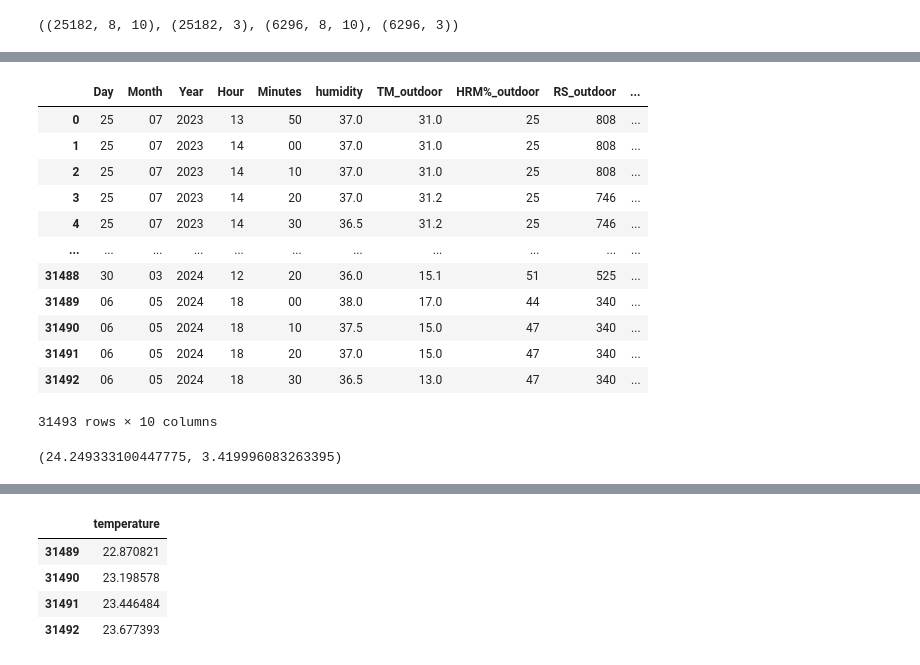
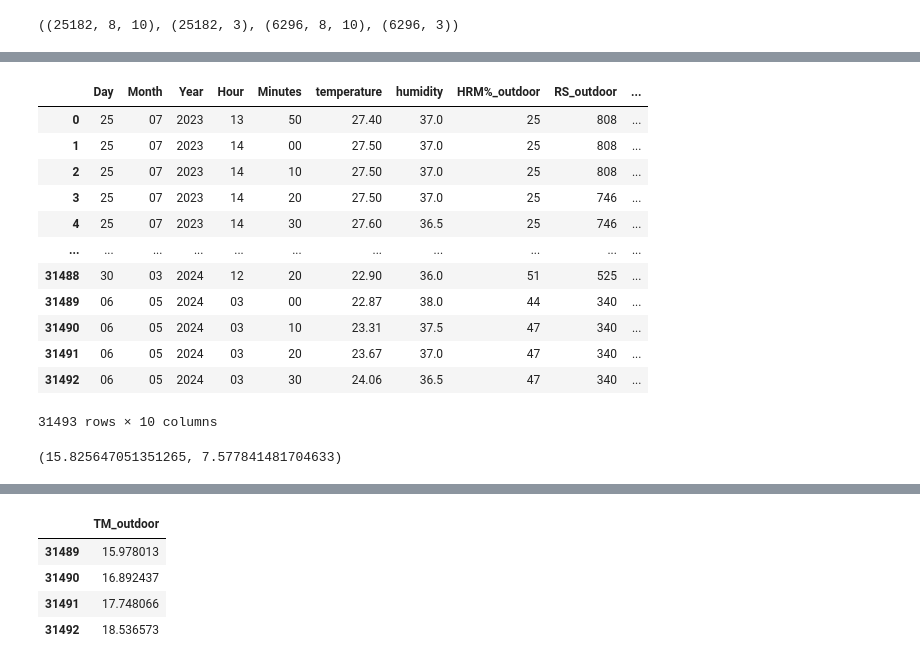
Before and after one commit to peremayolc/UAB_EnergyStudy, a Jupyter notebook: Recommender/recommendersys.ipynb, the cells around one changed output, grey strips where cells are left out. Drawn from its saved outputs; the diff is of its cells as text; code cells hidden in the pictures.

```diff
--- a/Recommender/recommendersys.ipynb
+++ b/Recommender/recommendersys.ipynb
@@ -360,7 +360,8 @@ It can be seen that the columns co2, pressure, tvoc do not have a correlation wi
 
 Since, for example, the CO2 and TVOC columns are variables related to the air quality of the room itself.
 # %%
-df_train=Computer_Room_com[['Day', 'Month', 'Year',"Hour","Minutes",'humidity','TM_outdoor', 'HRM%_outdoor', 'RS_outdoor', "temperature"]]
+#df_train=Computer_Room_com[['Day', 'Month', 'Year',"Hour","Minutes",'humidity','TM_outdoor', 'HRM%_outdoor', 'RS_outdoor', "temperature"]]
+df_train=Computer_Room_com[['Day', 'Month', 'Year',"Hour","Minutes","temperature", 'humidity', 'HRM%_outdoor', 'RS_outdoor', "TM_outdoor"]]
 # %%
 from sklearn.preprocessing import StandardScaler
 scaler= StandardScaler()
@@ -641,14 +638,15 @@ data_test = {
     'Day': ["06", "06", "06", "06"],
     'Month': ["05","05","05", "05"] ,
     'Year': ["2024", "2024", "2024", "2024"],
-    'Hour': ['18', '18', '18', '18'],
+    'Hour': ['03', '03', '03', '03'],
+    "temperature": [22.87, 23.31, 23.67, 24.06],
     'Minutes': ['00', '10', '20', '30'],
     'co2': [405.0, 399.0, 403.0, 398.0],
     'humidity': [38.0, 37.5, 37.0, 36.5],
     'o3': [None, None, None, None],
     'pressure': [985.0, 985.1, 985.1, 985.2],
     'tvoc': [100.0, 100.0, 100.0, 100.0],
-    'TM_outdoor': [17.0, 15.0, 15.0, 13.0],
+    #'TM_outdoor': [0.0, 0.0, 0.0, 0.0],
     'HRM%_outdoor': [44, 47, 47, 47],
     'PPT_outdoor': [0.0, 0.0, 0.0, 0.0],
     'RS_outdoor': [340, 340, 340, 340]
@@ -656,6 +654,6 @@ data_test = {
 
 df_new = pd.DataFrame(data_test)
 # %%
-df_test=df_new[['Day', 'Month', 'Year','Hour', 'Minutes', 'humidity', 'TM_outdoor', 'HRM%_outdoor', 'RS_outdoor']]
+df_test=df_new[['Day', 'Month', 'Year','Hour', 'Minutes', 'humidity', 'temperature', 'HRM%_outdoor', 'RS_outdoor']]
 df_test
 # %% [output]
@@ -668,33 +666,33 @@ df_test
 train_test=df_train.append(df_test,ignore_index=True).fillna(0)
 train_test
 # %% [output]
-|  | Day | Month | Year | Hour | Minutes | humidity | TM_outdoor | HRM%_outdoor | RS_outdoor | ... |
-| 0 | 25 | 07 | 2023 | 13 | 50 | 37.0 | 31.0 | 25 | 808 | ... |
-| 1 | 25 | 07 | 2023 | 14 | 00 | 37.0 | 31.0 | 25 | 808 | ... |
-| 2 | 25 | 07 | 2023 | 14 | 10 | 37.0 | 31.0 | 25 | 808 | ... |
-| 3 | 25 | 07 | 2023 | 14 | 20 | 37.0 | 31.2 | 25 | 746 | ... |
-| 4 | 25 | 07 | 2023 | 14 | 30 | 36.5 | 31.2 | 25 | 746 | ... |
+|  | Day | Month | Year | Hour | Minutes | temperature | humidity | HRM%_outdoor | RS_outdoor | ... |
+| 0 | 25 | 07 | 2023 | 13 | 50 | 27.40 | 37.0 | 25 | 808 | ... |
+| 1 | 25 | 07 | 2023 | 14 | 00 | 27.50 | 37.0 | 25 | 808 | ... |
+| 2 | 25 | 07 | 2023 | 14 | 10 | 27.50 | 37.0 | 25 | 808 | ... |
+| 3 | 25 | 07 | 2023 | 14 | 20 | 27.50 | 37.0 | 25 | 746 | ... |
+| 4 | 25 | 07 | 2023 | 14 | 30 | 27.60 | 36.5 | 25 | 746 | ... |
 | ... | ... | ... | ... | ... | ... | ... | ... | ... | ... | ... |
-| 31488 | 30 | 03 | 2024 | 12 | 20 | 36.0 | 15.1 | 51 | 525 | ... |
-| 31489 | 06 | 05 | 2024 | 18 | 00 | 38.0 | 17.0 | 44 | 340 | ... |
-| 31490 | 06 | 05 | 2024 | 18 | 10 | 37.5 | 15.0 | 47 | 340 | ... |
-| 31491 | 06 | 05 | 2024 | 18 | 20 | 37.0 | 15.0 | 47 | 340 | ... |
-| 31492 | 06 | 05 | 2024 | 18 | 30 | 36.5 | 13.0 | 47 | 340 | ... |
+| 31488 | 30 | 03 | 2024 | 12 | 20 | 22.90 | 36.0 | 51 | 525 | ... |
+| 31489 | 06 | 05 | 2024 | 03 | 00 | 22.87 | 38.0 | 44 | 340 | ... |
+| 31490 | 06 | 05 | 2024 | 03 | 10 | 23.31 | 37.5 | 47 | 340 | ... |
+| 31491 | 06 | 05 | 2024 | 03 | 20 | 23.67 | 37.0 | 47 | 340 | ... |
+| 31492 | 06 | 05 | 2024 | 03 | 30 | 24.06 | 36.5 | 47 | 340 | ... |
 31493 rows × 10 columns
 # %%
-y_mean=df_train['temperature'].mean()
+y_mean=df_train['TM_outdoor'].mean()
 y_std=scaler.scale_[df_train.shape[1]-1]
 y_mean, y_std
 # %% [output]
-(24.249333100447775, 3.419996083263395)
+(15.825647051351265, 7.577841481704633)
 # %%
 for i in range(len(df_train),len(train_test)):
     X_test=train_test[i-lags:i]
     X_test=scaler.transform(X_test)
     val=model_bi.predict(X_test.reshape(1,lags,X_test.shape[1]))
     val2=y_std*val[:,0]+y_mean
-    train_test.loc[i,'temperature']=val2
+    train_test.loc[i,'TM_outdoor']=val2
 
-final_test = train_test[len(df_train):][['temperature']]
+final_test = train_test[len(df_train):][['TM_outdoor']]
 final_test
 # %% [output]
@@ -705,5 +703,5 @@ final_test
-|  | temperature |
-| 31489 | 22.870821 |
-| 31490 | 23.198578 |
-| 31491 | 23.446484 |
-| 31492 | 23.677393 |
+|  | TM_outdoor |
+| 31489 | 15.978013 |
+| 31490 | 16.892437 |
+| 31491 | 17.748066 |
+| 31492 | 18.536573 |
```
Also changed, not shown: parts of 8 cells of this notebook.
